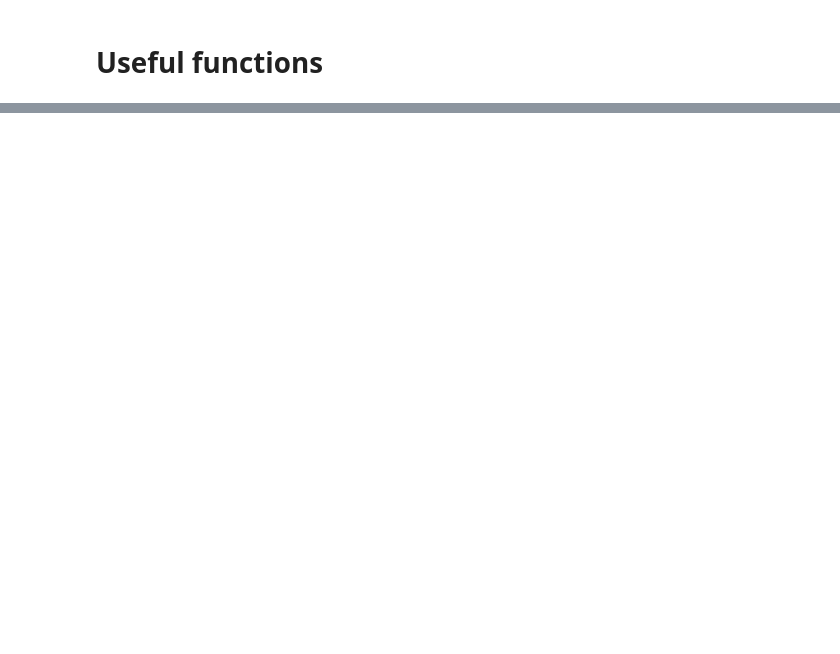
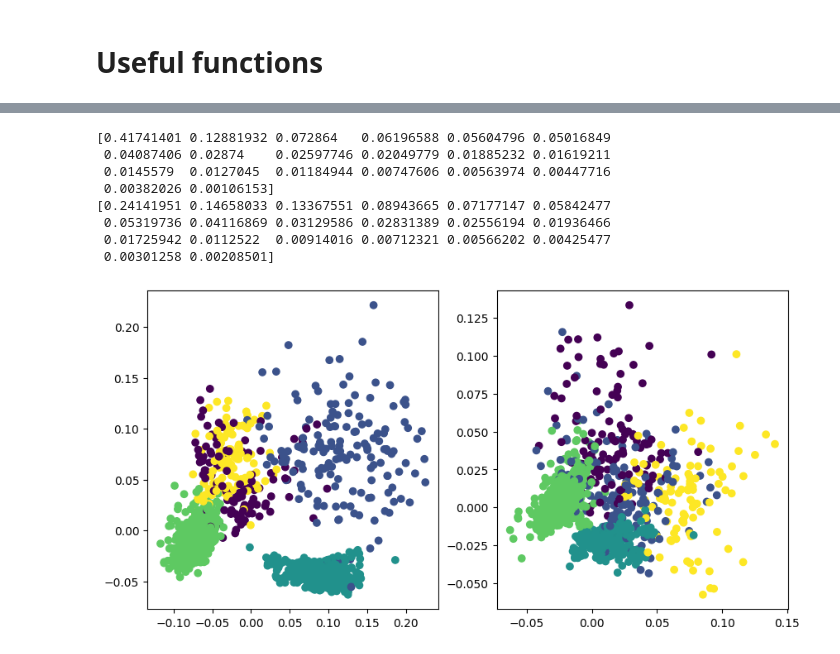
Before and after one commit to leogagnon/columns, a Jupyter notebook: src/sandbox.ipynb, the cells around one changed output, grey strips where cells are left out. Saved outputs shown, nothing was run; the diff lists cells and outputs as text; code cells hidden in the pictures; blank space fills up the shorter version.

```diff
--- a/src/sandbox.ipynb
+++ b/src/sandbox.ipynb
@@ -94,0 +149,26 @@ show_image(corrupt[10])
+# %%
+from sklearn.decomposition import PCA
+
+pca = PCA()
+pc_layer = []
+
+for i in range(2):
+    samples = state.flatten(start_dim=0, end_dim=1)[:,i]
+    pc = pca.fit(samples)
+    print(pc.explained_variance_ratio_)
+    pc_layer.append(pc.transform(samples))
+
+fig, axes = plt.subplots(1,2, figsize=(10,5))
+
+for i in range(2):
+    axes[i].scatter(pc_layer[i][:,0],pc_layer[i][:,1],c=labels[i])
+# %% [output]
+[0.41741401 0.12881932 0.072864   0.06196588 0.05604796 0.05016849
+ 0.04087406 0.02874    0.02597746 0.02049779 0.01885232 0.01619211
+ 0.0145579  0.0127045  0.01184944 0.00747606 0.00563974 0.00447716
+ 0.00382026 0.00106153]
+[0.24141951 0.14658033 0.13367551 0.08943665 0.07177147 0.05842477
+ 0.05319736 0.04116869 0.03129586 0.02831389 0.02556194 0.01936466
+ 0.01725942 0.0112522  0.00914016 0.00712321 0.00566202 0.00425477
+ 0.00301258 0.00208501]
+[figure, added]
```
Also changed, not shown: parts of 27 cells of this notebook, 11 other files.
